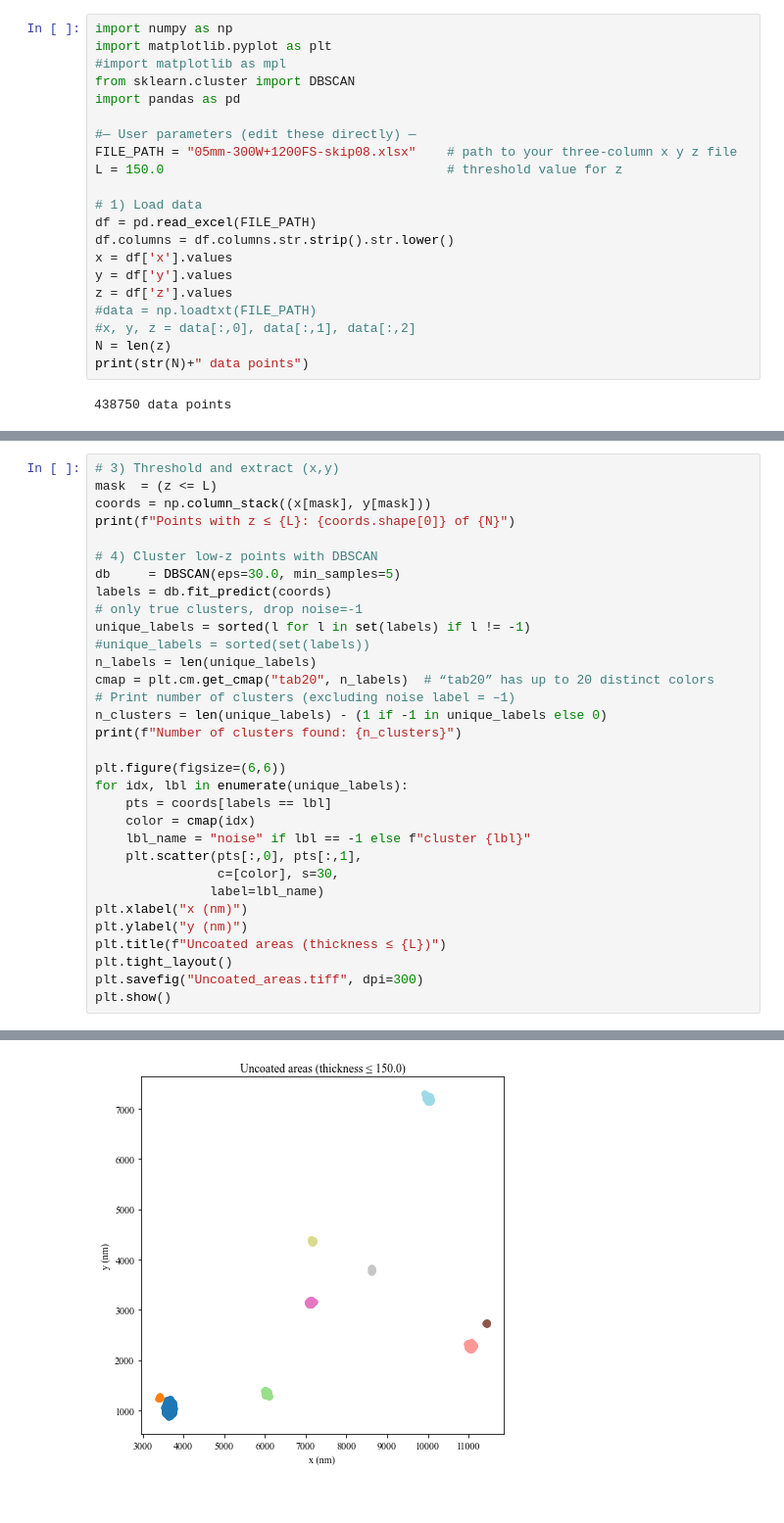
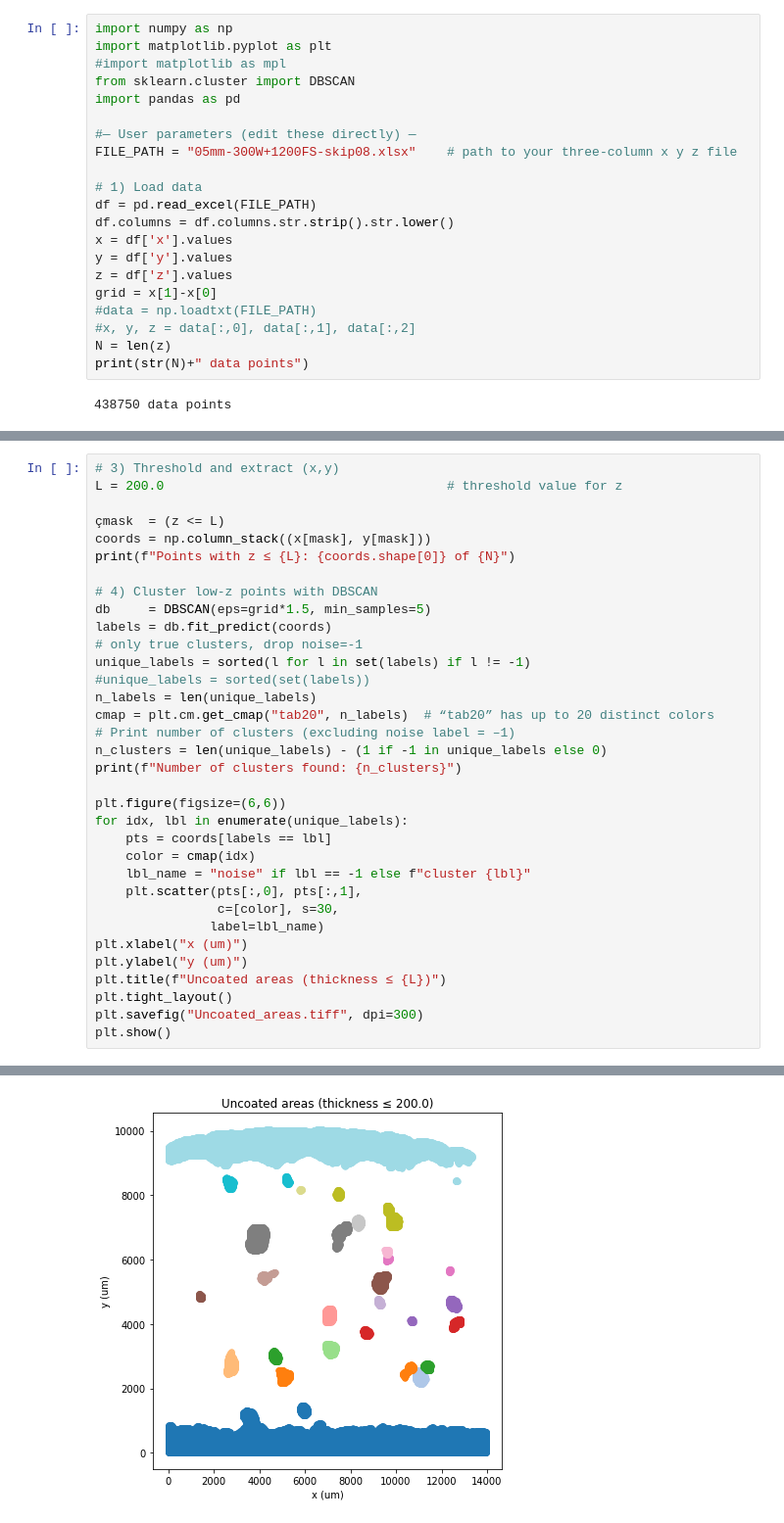
Before and after one commit to mauribo2/Coatings, a Jupyter notebook: coating.ipynb, the cells around one changed output, grey strips where cells are left out. Shown at 98% size. Cells and saved outputs as stored; diff of their text form.

```diff
--- a/coating.ipynb
+++ b/coating.ipynb
@@ -7,7 +7,6 @@ import pandas as pd
 
 #— User parameters (edit these directly) —
 FILE_PATH = "05mm-300W+1200FS-skip08.xlsx"    # path to your three-column x y z file
-L = 150.0                                     # threshold value for z
 
 # 1) Load data
 df = pd.read_excel(FILE_PATH)
@@ -15,6 +14,7 @@ df.columns = df.columns.str.strip().str.lower()
 x = df['x'].values
 y = df['y'].values
 z = df['z'].values
+grid = x[1]-x[0]
 #data = np.loadtxt(FILE_PATH)
 #x, y, z = data[:,0], data[:,1], data[:,2]
 N = len(z)
@@ -69,11 +69,13 @@ plt.show()
 # %%
 # 3) Threshold and extract (x,y)
-mask  = (z <= L)
+L = 200.0                                     # threshold value for z
+
+çmask  = (z <= L)
 coords = np.column_stack((x[mask], y[mask]))
 print(f"Points with z ≤ {L}: {coords.shape[0]} of {N}")
 
 # 4) Cluster low-z points with DBSCAN
-db     = DBSCAN(eps=30.0, min_samples=5)
+db     = DBSCAN(eps=grid*1.5, min_samples=5)
 labels = db.fit_predict(coords)
 # only true clusters, drop noise=-1
 unique_labels = sorted(l for l in set(labels) if l != -1)
@@ -92,8 +94,8 @@ for idx, lbl in enumerate(unique_labels):
     plt.scatter(pts[:,0], pts[:,1],
                 c=[color], s=30,
                label=lbl_name)
-plt.xlabel("x (nm)")
-plt.ylabel("y (nm)")
+plt.xlabel("x (um)")
+plt.ylabel("y (um)")
 plt.title(f"Uncoated areas (thickness ≤ {L})")
 plt.tight_layout()
 plt.savefig("Uncoated_areas.tiff", dpi=300)
@@ -104,3 +106,3 @@ Number of clusters found: 9
-[figure, old version]
+[figure, new version]
 # %%
 # 5) Compute area factor A and cluster fractions
```
Also changed, not shown: parts of 4 cells of this notebook.
